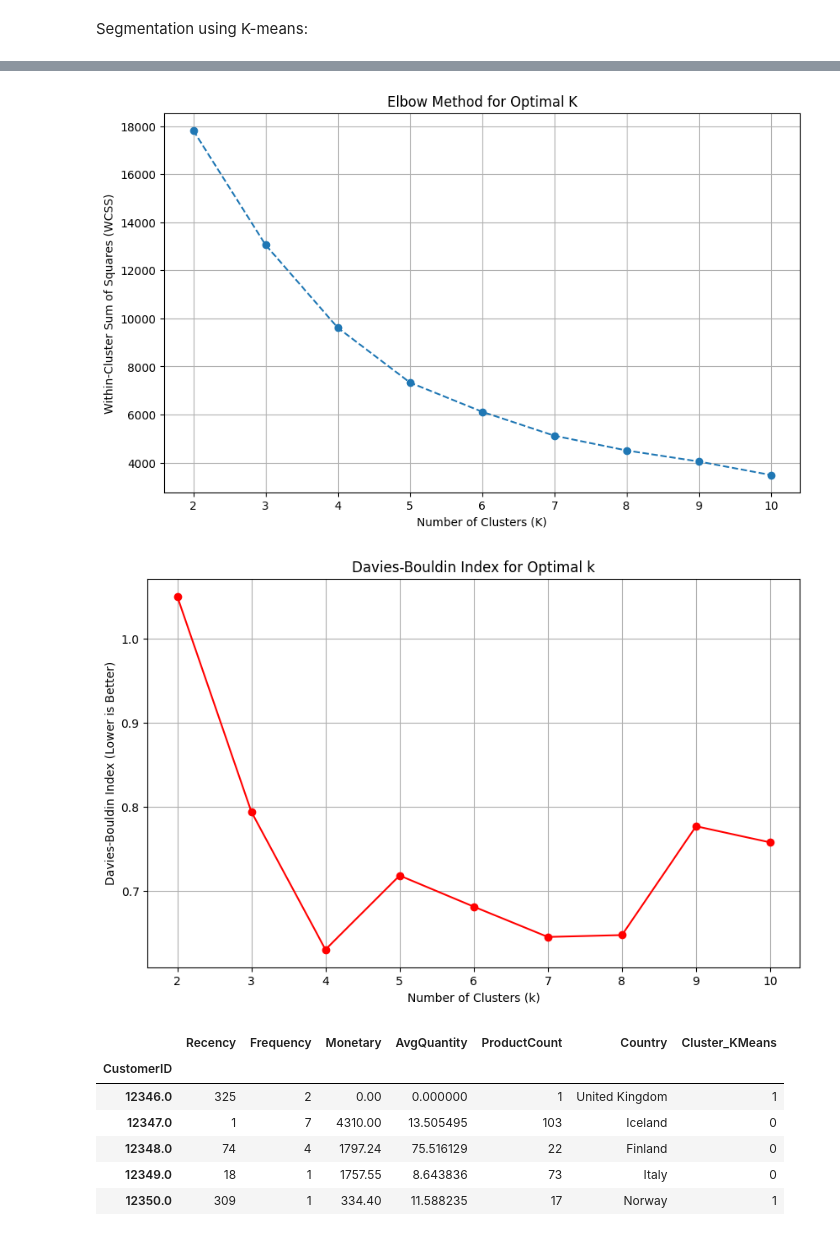
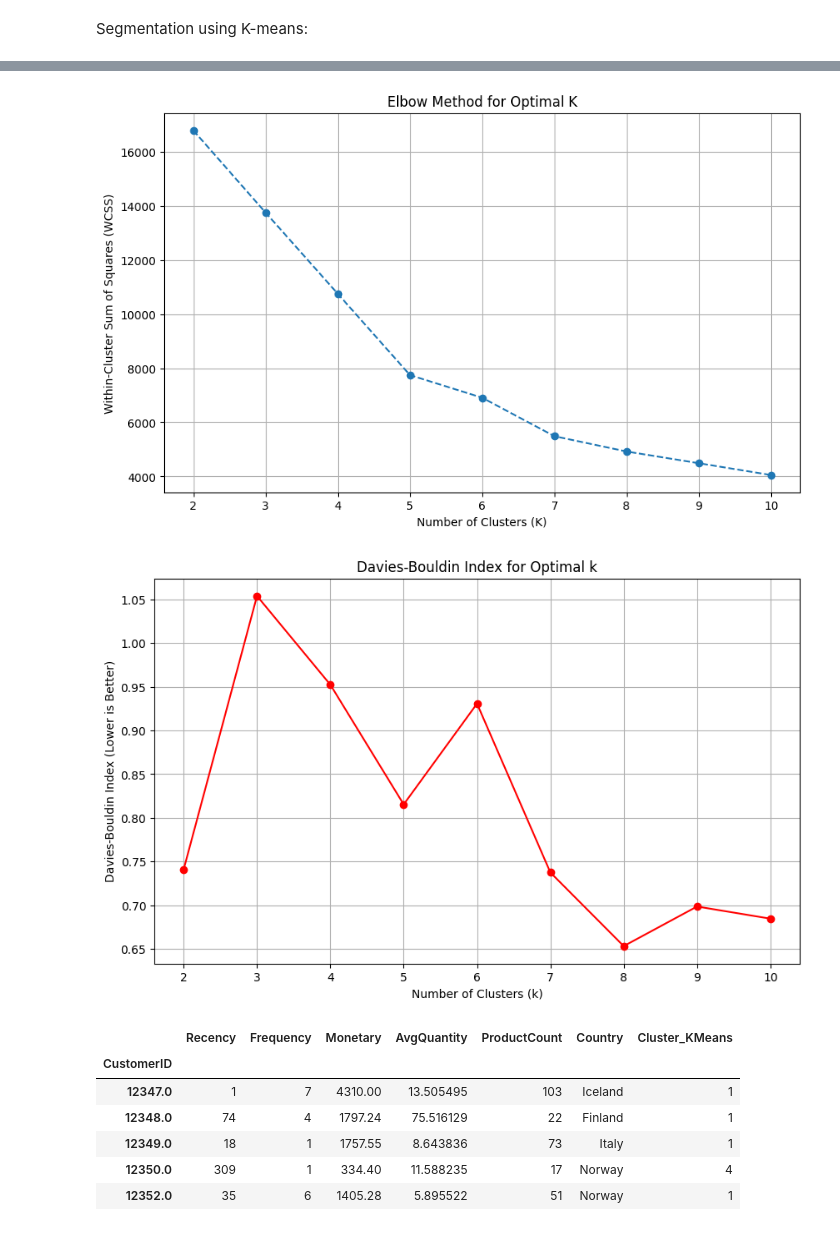
Before and after one commit to NikolaiMiranda/customer-segmentation-retail, a Jupyter notebook: customer_segmentation.ipynb, the cells around one changed output, grey strips where cells are left out. Drawn from its saved outputs; the diff is of its cells as text; code cells hidden in the pictures.

```diff
--- a/customer_segmentation.ipynb
+++ b/customer_segmentation.ipynb
@@ -237,0 +151,7 @@ len(df_cleaned)
+# %%
+# Look for likely outliers and remove them as well
+# Discovered that some products has UnitPrice = 0
+print(len(df[df['UnitPrice'] <= 0]))
+# Remove products with UnitPrice = 0
+df = df[df['UnitPrice'] > 0]
+print(len(df[df['UnitPrice'] <= 0]))
@@ -239,14 +162,14 @@ len(df_cleaned)
 Feature engineering:
 # %%
 # Create a total spend variable
-df['TotalSpend'] = df['Quantity'] * df['UnitPrice']
+df.loc[:, 'TotalSpend'] = df['Quantity'] * df['UnitPrice']
 # %%
 # Compute a reference date to use to create a recency variable
 # We will calculate recency in terms of number of days from the "current date"
 # We willuse the last day in the data set as the "current date"
 
 # Make sure InvoiceDate is of type datetime
-df['InvoiceDate'] = pd.to_datetime(df['InvoiceDate'])
+df.loc[:, 'InvoiceDate'] = pd.to_datetime(df['InvoiceDate'])
 # Create a date to reference all other dates against
 reference_date = df['InvoiceDate'].max()
 # %%
@@ -354,43 +229,43 @@ import seaborn as sns
 wcss = []
 dbi_scores = []
 # Test different numbers of clusters from 2 to 10
 for i in range(2, 11):
     # Elbow Method
-    kmeans = KMeans(n_clusters=i, init='k-means++', max_iter=300, n_init=10, random_state=42)
+    kmeans = KMeans(n_clusters=i, init='k-means++', n_init='auto', max_iter=3000, random_state=42)
     kmeans.fit(customer_df_scaled)
     wcss.append(kmeans.inertia_) # inertia_ is the WCSS
 
     # Davies-Bouldin Index
     dbi = davies_bouldin_score(customer_df_scaled, kmeans.labels_)
     dbi_scores.append(dbi)
 
 # Plot the Elbow Method graph
 plt.figure(figsize=(10, 6))
 plt.plot(range(2, 11), wcss, marker='o', linestyle='--')
 plt.title('Elbow Method for Optimal K')
 plt.xlabel('Number of Clusters (K)')
 plt.ylabel('Within-Cluster Sum of Squares (WCSS)')
 plt.grid(True)
 plt.show()
 
 # Plot the Davies-Bouldin Index graph
 plt.figure(figsize=(10, 6))
 plt.plot(range(2, 11), dbi_scores, marker='o', linestyle='-', color='r')
 plt.title('Davies-Bouldin Index for Optimal k')
 plt.xlabel('Number of Clusters (k)')
 plt.ylabel('Davies-Bouldin Index (Lower is Better)')
 plt.grid(True)
 plt.show()
 # %% [output]
-[figure, old version]
+[figure, new version]
-[figure, old version]
+[figure, new version]
 # %%
 # Apply K-Means Clustering with K=4
 from sklearn.cluster import KMeans
 
 # Initialize KMeans with the chosen K (4)
 # n_init='auto' is the modern default for n_init
-kmeans = KMeans(n_clusters=4, init='k-means++', n_init='auto', max_iter=300, random_state=42)
+kmeans = KMeans(n_clusters=5, init='k-means++', n_init='auto', max_iter=3000, random_state=3)
 
 # Fit KMeans to the scaled RFM data and get cluster labels
 customer_df['Cluster_KMeans'] = kmeans.fit_predict(customer_df_scaled)
@@ -399,11 +274,11 @@ customer_df.head() # Display rfm_df with the new Cluster_KMeans column
 # %% [output]
 |  | Recency | Frequency | Monetary | AvgQuantity | ProductCount | Country | Cluster_KMeans |
 | CustomerID |  |  |  |  |  |  |  |
-| 12346.0 | 325 | 2 | 0.00 | 0.000000 | 1 | United Kingdom | 1 |
-| 12347.0 | 1 | 7 | 4310.00 | 13.505495 | 103 | Iceland | 0 |
-| 12348.0 | 74 | 4 | 1797.24 | 75.516129 | 22 | Finland | 0 |
-| 12349.0 | 18 | 1 | 1757.55 | 8.643836 | 73 | Italy | 0 |
-| 12350.0 | 309 | 1 | 334.40 | 11.588235 | 17 | Norway | 1 |
+| 12347.0 | 1 | 7 | 4310.00 | 13.505495 | 103 | Iceland | 1 |
+| 12348.0 | 74 | 4 | 1797.24 | 75.516129 | 22 | Finland | 1 |
+| 12349.0 | 18 | 1 | 1757.55 | 8.643836 | 73 | Italy | 1 |
+| 12350.0 | 309 | 1 | 334.40 | 11.588235 | 17 | Norway | 4 |
+| 12352.0 | 35 | 6 | 1405.28 | 5.895522 | 51 | Norway | 1 |
 # %%
 # Analyze K-Means Cluster Characteristics
 # Use customer_df (original, unscaled values) for meaningful averages
```
Also changed, not shown: parts of 30 cells of this notebook.
